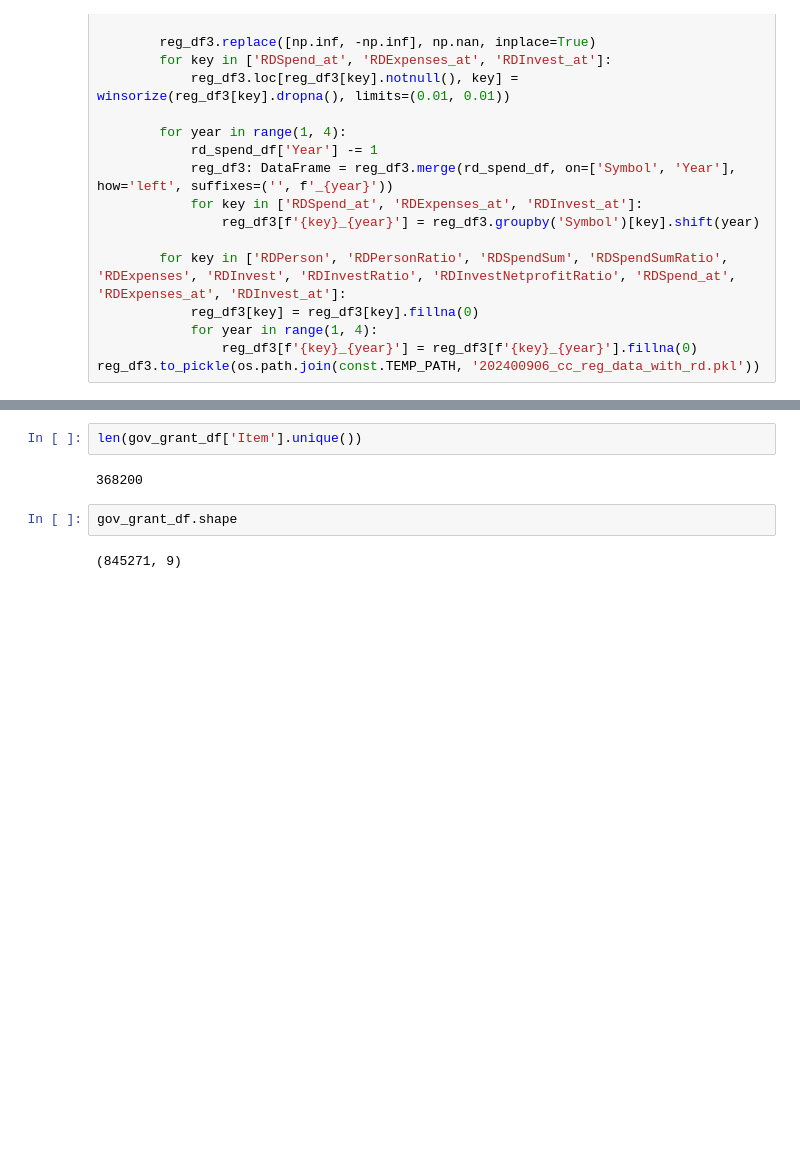
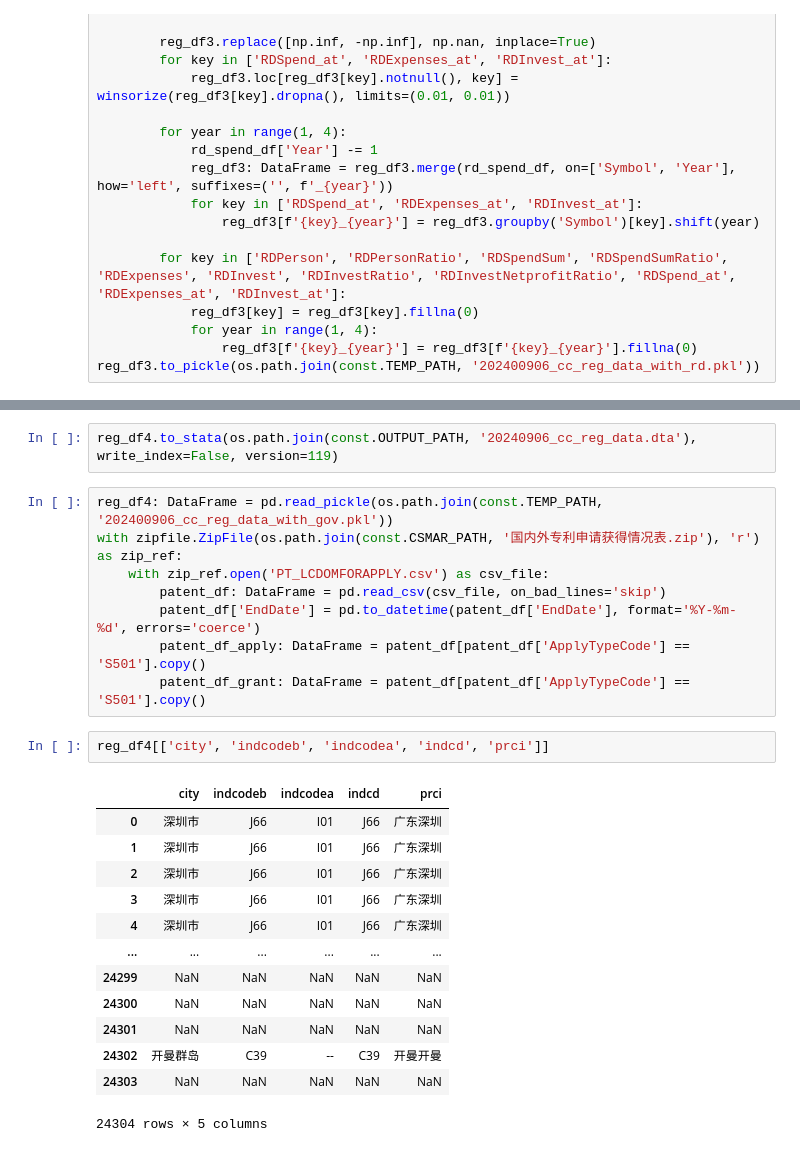
Before and after one commit to wangyouan/CapitalControl, a Jupyter notebook: Notebook/ConstructCapitalControlData.ipynb, the cells around one changed output, grey strips where cells are left out. Cells and saved outputs as stored; diff of their text form; blank space fills up the shorter version.

Commit message:
finish the update of all regression data

```diff
--- a/Notebook/ConstructCapitalControlData.ipynb
+++ b/Notebook/ConstructCapitalControlData.ipynb
@@ -136,9 +152,27 @@ with zipfile.ZipFile(os.path.join(const.CSMAR_PATH, '政府补助.zip'), 'r') as
+# %%
+reg_df4.to_stata(os.path.join(const.OUTPUT_PATH, '20240906_cc_reg_data.dta'), write_index=False, version=119)
 # %%
-len(gov_grant_df['Item'].unique())
+reg_df4: DataFrame = pd.read_pickle(os.path.join(const.TEMP_PATH, '202400906_cc_reg_data_with_gov.pkl'))
+with zipfile.ZipFile(os.path.join(const.CSMAR_PATH, '国内外专利申请获得情况表.zip'), 'r') as zip_ref:
+    with zip_ref.open('PT_LCDOMFORAPPLY.csv') as csv_file:
+        patent_df: DataFrame = pd.read_csv(csv_file, on_bad_lines='skip')
+        patent_df['EndDate'] = pd.to_datetime(patent_df['EndDate'], format='%Y-%m-%d', errors='coerce')
+        patent_df_apply: DataFrame = patent_df[patent_df['ApplyTypeCode'] == 'S501'].copy()
+        patent_df_grant: DataFrame = patent_df[patent_df['ApplyTypeCode'] == 'S501'].copy()
-# %% [output]
-368200
 # %%
-gov_grant_df.shape
+reg_df4[['city', 'indcodeb', 'indcodea', 'indcd', 'prci']]
 # %% [output]
+|  | city | indcodeb | indcodea | indcd | prci |
+| 0 | 深圳市 | J66 | I01 | J66 | 广东深圳 |
+| 1 | 深圳市 | J66 | I01 | J66 | 广东深圳 |
+| 2 | 深圳市 | J66 | I01 | J66 | 广东深圳 |
+| 3 | 深圳市 | J66 | I01 | J66 | 广东深圳 |
+| 4 | 深圳市 | J66 | I01 | J66 | 广东深圳 |
+| ... | ... | ... | ... | ... | ... |
+| 24299 | NaN | NaN | NaN | NaN | NaN |
+| 24300 | NaN | NaN | NaN | NaN | NaN |
+| 24301 | NaN | NaN | NaN | NaN | NaN |
+| 24302 | 开曼群岛 | C39 | -- | C39 | 开曼开曼 |
+| 24303 | NaN | NaN | NaN | NaN | NaN |
-(845271, 9)
+24304 rows × 5 columns
 # %%
```
Also changed, not shown: parts of 2 cells of this notebook.
